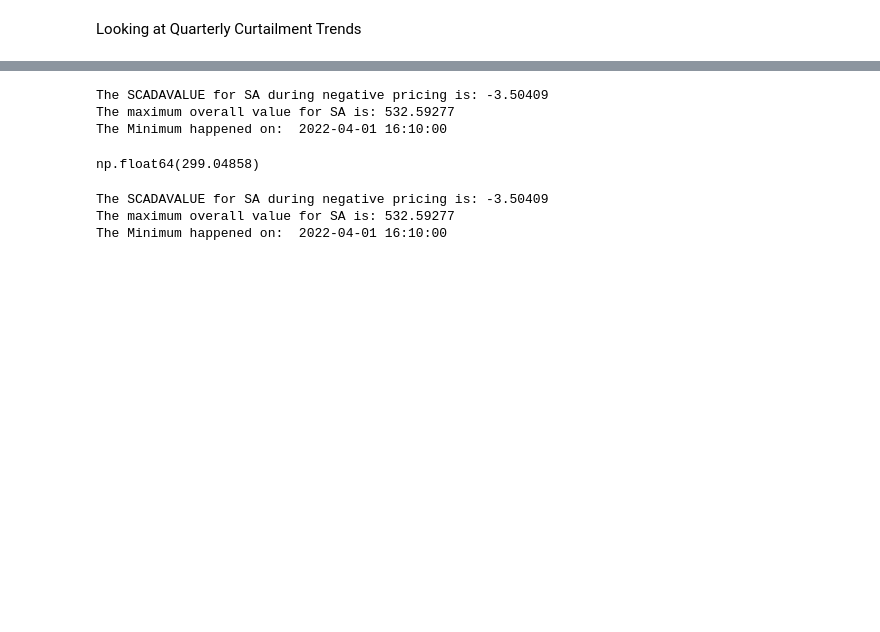
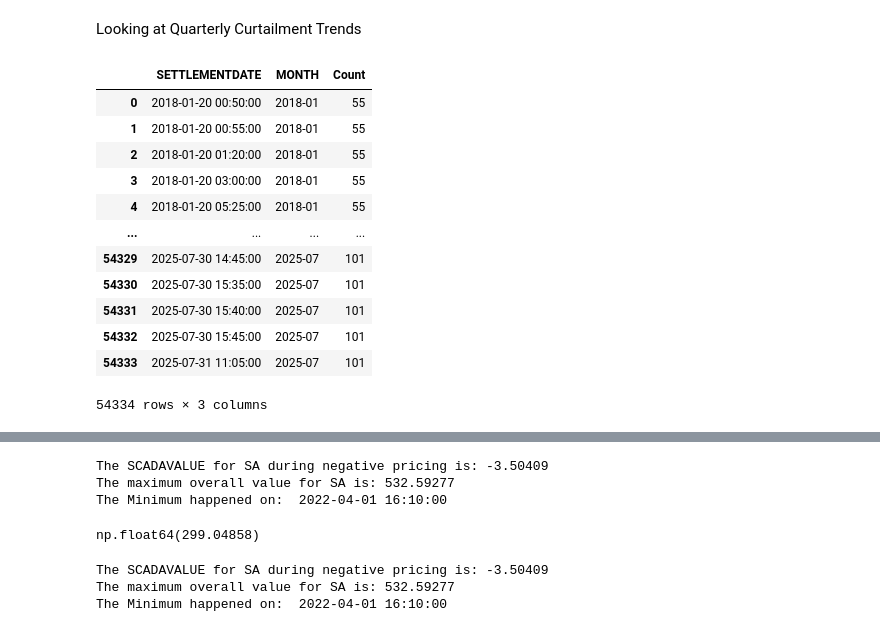
Before and after one commit to aidanlockwood20/IFN695-Codebase, a Jupyter notebook: report.ipynb, the cells around one changed output, grey strips where cells are left out. Drawn from its saved outputs; the diff is of its cells as text; code cells hidden in the pictures; blank space fills up the shorter version.

```diff
--- a/report.ipynb
+++ b/report.ipynb
@@ -1311,6 +1414,22 @@ def create_yearly_quarterly_dataframe(state_neg_price_df, state_name):
     pivot_df['State'] = state_name
 
     return pivot_df
+# %%
+qld_neg_price.groupby(['SETTLEMENTDATE', 'MONTH']).size().reset_index(name='Count')
+# %% [output]
+|  | SETTLEMENTDATE | MONTH | Count |
+| 0 | 2018-01-20 00:50:00 | 2018-01 | 55 |
+| 1 | 2018-01-20 00:55:00 | 2018-01 | 55 |
+| 2 | 2018-01-20 01:20:00 | 2018-01 | 55 |
+| 3 | 2018-01-20 03:00:00 | 2018-01 | 55 |
+| 4 | 2018-01-20 05:25:00 | 2018-01 | 55 |
+| ... | ... | ... | ... |
+| 54329 | 2025-07-30 14:45:00 | 2025-07 | 101 |
+| 54330 | 2025-07-30 15:35:00 | 2025-07 | 101 |
+| 54331 | 2025-07-30 15:40:00 | 2025-07 | 101 |
+| 54332 | 2025-07-30 15:45:00 | 2025-07 | 101 |
+| 54333 | 2025-07-31 11:05:00 | 2025-07 | 101 |
+54334 rows × 3 columns
 # %%
 qld_yearly_quarters = create_yearly_quarterly_dataframe(qld_neg_price, 'QLD')
 nsw_yearly_quarters = create_yearly_quarterly_dataframe(nsw_neg_price, 'NSW')
```
Also changed, not shown: parts of 24 cells of this notebook, 6 other files.
